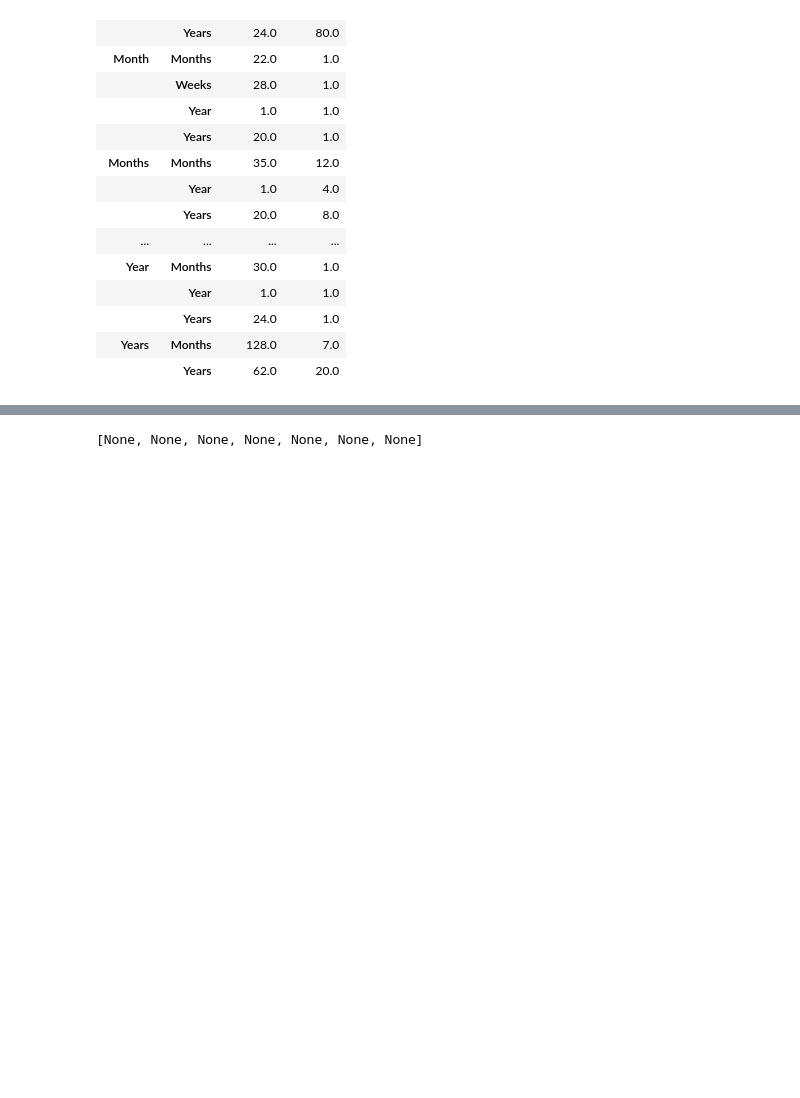
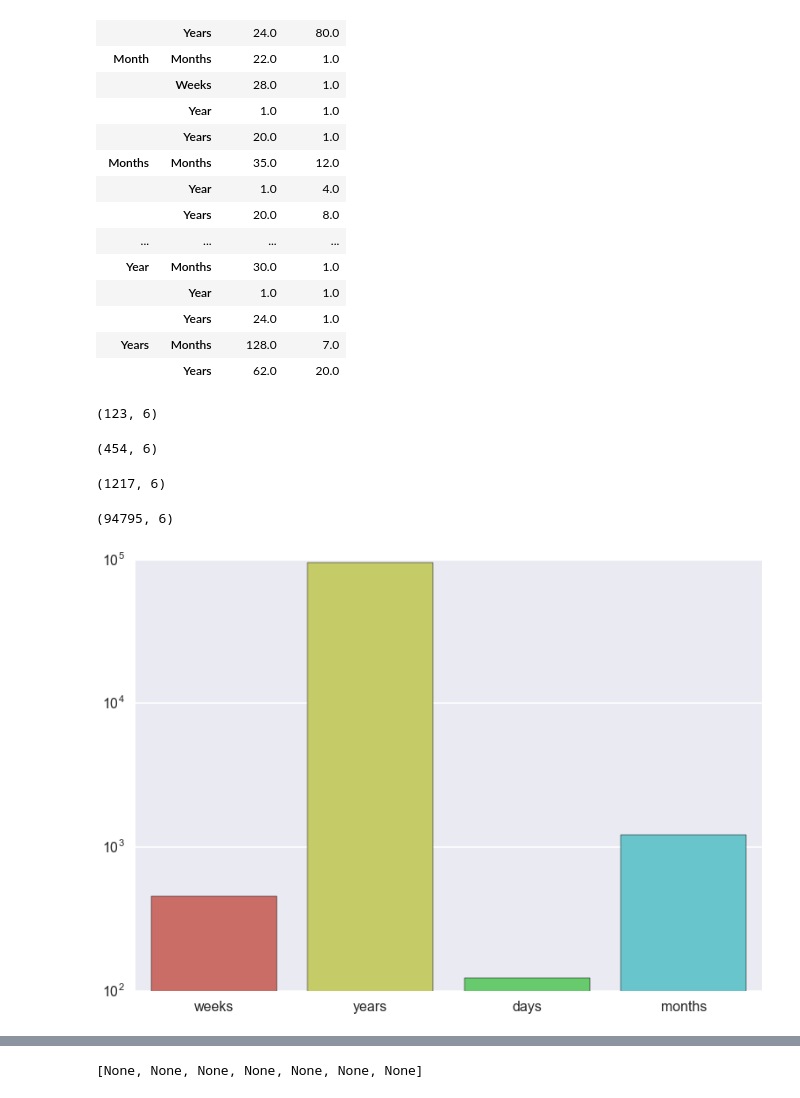
Before and after one commit to szeitlin/clinicaltrials, a Jupyter notebook: 07082016_initial_eda.ipynb, the cells around one changed output, grey strips where cells are left out. Cells and saved outputs as stored; diff of their text form; code cells hidden in the pictures; blank space fills up the shorter version.

```diff
--- a/07082016_initial_eda.ipynb
+++ b/07082016_initial_eda.ipynb
@@ -581,3 +583,31 @@ ages.groupby(['min_unit', 'max_unit']).mean().round()
 |  | Years | 24.0 | 1.0 |
 | Years | Months | 128.0 | 7.0 |
 |  | Years | 62.0 | 20.0 |
+# %%
+days = ages[(ages['min_unit']=='Days') & (ages['max_unit']=='Days')]
+days.shape
+# %% [output]
+(123, 6)
+# %%
+weeks = ages[(ages['min_unit']=='Weeks') & (ages['max_unit']=='Weeks')]
+weeks.shape
+# %% [output]
+(454, 6)
+# %%
+months = ages[(ages['min_unit']=='Months') & (ages['max_unit']=='Months')]
+months.shape
+# %% [output]
+(1217, 6)
+# %%
+years = ages[(ages['min_unit']=='Years') & (ages['max_unit']=='Years')]
+years.shape
+# %% [output]
+(94795, 6)
+# %%
+sns.set_context('poster')
+from collections import OrderedDict
+ages = OrderedDict({'days': 123, 'weeks': 454, 'months':1217, 'years':94795})
+g = sns.barplot(list(ages.keys()), list(ages.values()))
+g.figure.get_axes()[0].set_yscale('log')
+# %% [output]
+[figure, added]
```
Also changed, not shown: parts of 12 cells of this notebook, 2 other files.
